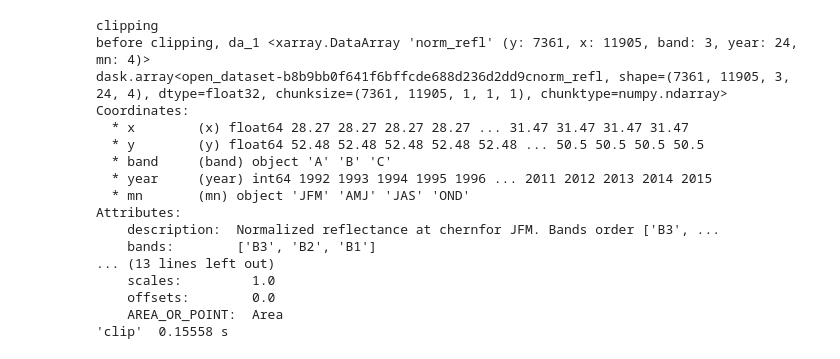
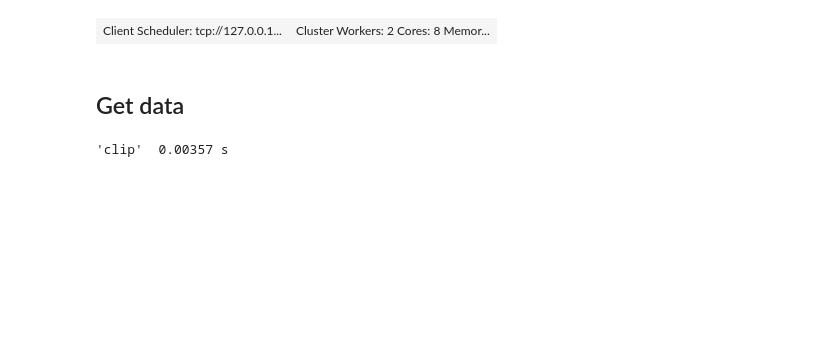
Before and after one commit to ai4er-cdt/geograph, a Jupyter notebook: notebooks/exploratory/sdat2-6-dask-load.ipynb, the cells around one changed output. Cells and saved outputs as stored; diff of their text form; code cells hidden in the pictures; blank space fills up the shorter version.

```diff
--- a/notebooks/exploratory/sdat2-6-dask-load.ipynb
+++ b/notebooks/exploratory/sdat2-6-dask-load.ipynb
@@ -69,25 +40,15 @@ y_file_name = "/gws/nopw/j04/ai4er/guided-team-challenge/2021/biodiversity/gee_s
+# %%
+client5GB
+# %% [output]
+| Client Scheduler: tcp://127.0.0.1... | Cluster Workers: 2 Cores: 8 Memor... |
+# %% [markdown]
+## Get data
 # %%
 input_direc = os.path.join(SAT_DIR, "inputs")
-x_file_name = os.path.join(input_direc, "take_esa_coords_False_use_mfd_False_use_ffil_True_use_ir_False_x.nc")
-y_file_name = os.path.join(input_direc, "take_esa_coords_False_use_mfd_False_use_ffil_False_use_ir_False_y.nc")
-x_da = xr.open_dataset(x_file_name, chunks={'year': 1, 'band': 1, 'mn': 1}).norm_refl
-y_da = xr.open_dataset(y_file_name, chunks={'year': 1}).esa_cci
+x_file_name = os.path.join(input_direc, "take_esa_coords_True_use_mfd_False_use_ffil_True_use_ir_False_x.nc")
+y_file_name = os.path.join(input_direc, "take_esa_coords_True_use_mfd_False_use_ffil_False_use_ir_False_y.nc")
+x_da = xr.open_dataset(x_file_name, chunks='auto').norm_refl  # {'year': 1, 'band': 1, 'mn': 1}
+y_da = xr.open_dataset(y_file_name, chunks='auto').esa_cci
 x_da, y_da = clip(x_da, y_da)
 # %% [output]
-clipping
-before clipping, da_1 <xarray.DataArray 'norm_refl' (y: 7361, x: 11905, band: 3, year: 24, mn: 4)>
-dask.array<open_dataset-b8b9bb0f641f6bffcde688d236d2dd9cnorm_refl, shape=(7361, 11905, 3, 24, 4), dtype=float32, chunksize=(7361, 11905, 1, 1, 1), chunktype=numpy.ndarray>
-Coordinates:
-  * x        (x) float64 28.27 28.27 28.27 28.27 ... 31.47 31.47 31.47 31.47
-  * y        (y) float64 52.48 52.48 52.48 52.48 52.48 ... 50.5 50.5 50.5 50.5
-  * band     (band) object 'A' 'B' 'C'
-  * year     (year) int64 1992 1993 1994 1995 1996 ... 2011 2012 2013 2014 2015
-  * mn       (mn) object 'JFM' 'AMJ' 'JAS' 'OND'
-Attributes:
-    description:  Normalized reflectance at chernfor JFM. Bands order ['B3', ...
-    bands:        ['B3', 'B2', 'B1']
-... (13 lines left out)
-    scales:         1.0
-    offsets:        0.0
-    AREA_OR_POINT:  Area
-'clip'  0.15558 s
+'clip'  0.00357 s
```
Also changed, not shown: parts of 39 cells of this notebook, 3 other files.
